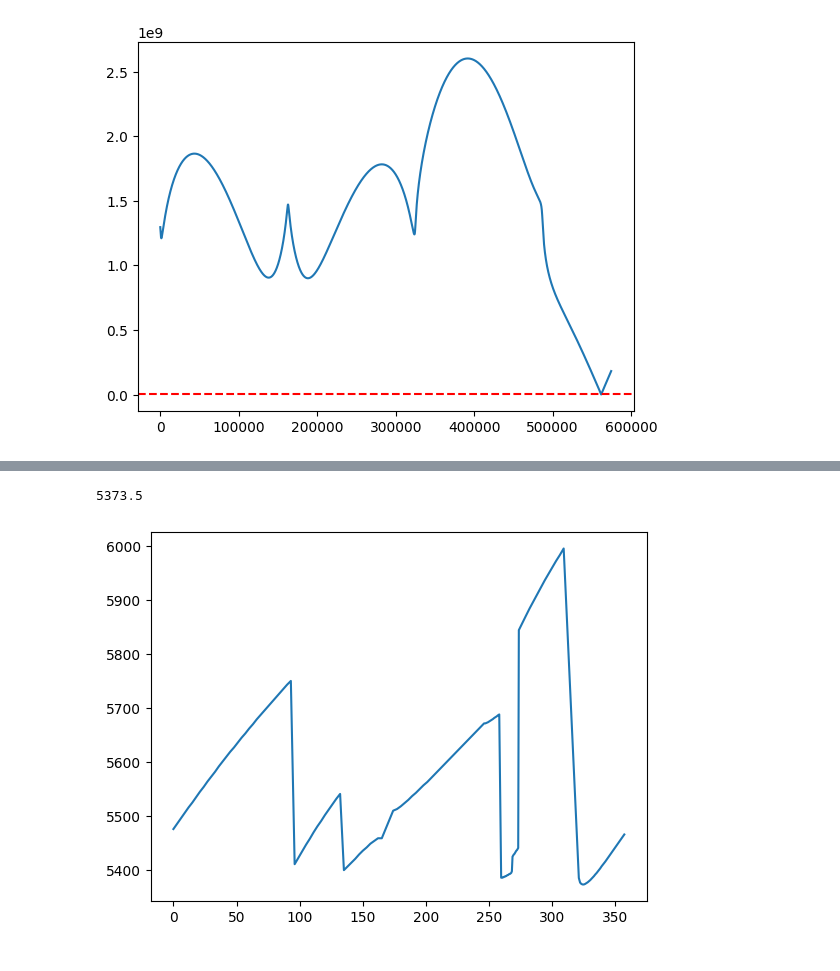
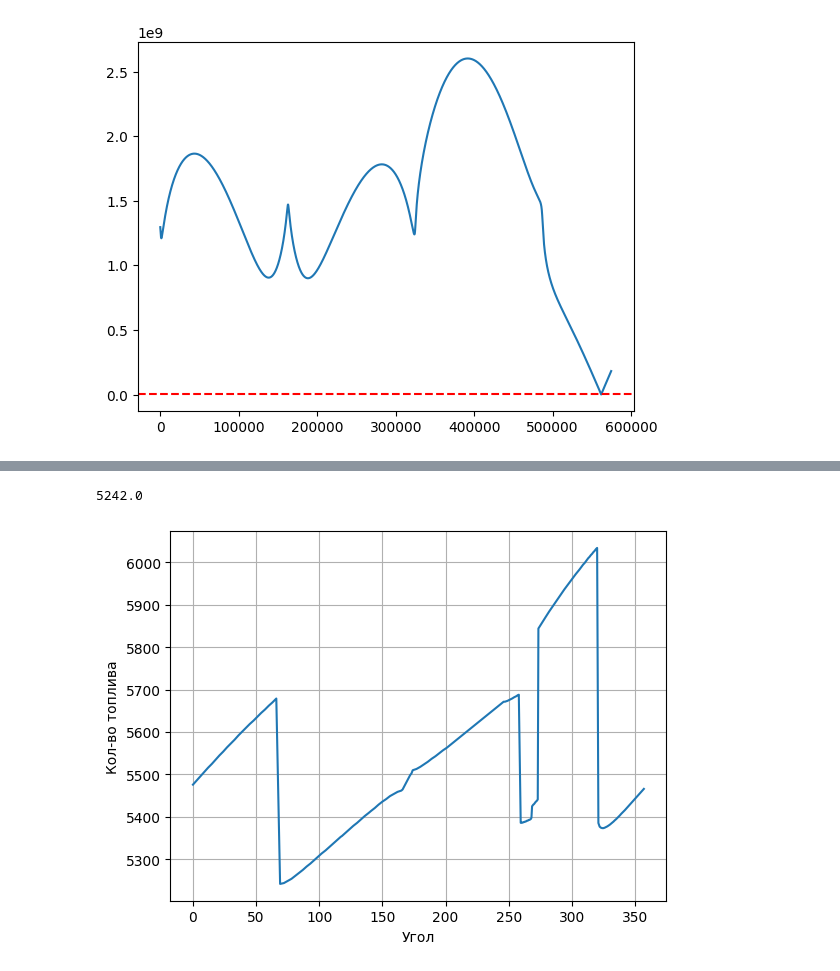
Before and after one commit to Mis-prog/matmod-7sem, a Jupyter notebook: labs/lab1/polina/lab1_var4.ipynb, the cells around one changed output, grey strips where cells are left out. Drawn from its saved outputs; the diff is of its cells as text; code cells hidden in the pictures.

```diff
--- a/labs/lab1/polina/lab1_var4.ipynb
+++ b/labs/lab1/polina/lab1_var4.ipynb
@@ -327,7 +320,10 @@ plot_min_dist_mt('result_min_dist.json')
 # %%
-data=pd.read_csv('result_new.csv',sep=',')
+data=pd.read_csv('result/result_new.csv',sep=',')
 plt.plot(data.Angle,data.MT)
+plt.grid()
+plt.xlabel('Угол')
+plt.ylabel('Кол-во топлива')
 min(data.MT)
 # %% [output]
-5373.5
+5242.0
-[figure, old version]
+[figure, new version]
```
Also changed, not shown: parts of 10 cells of this notebook, 17 other files.
